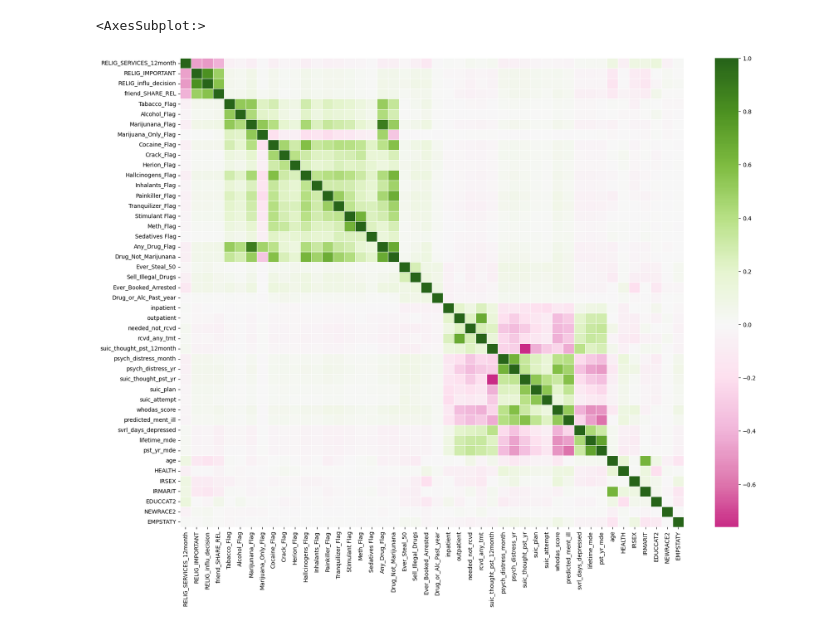
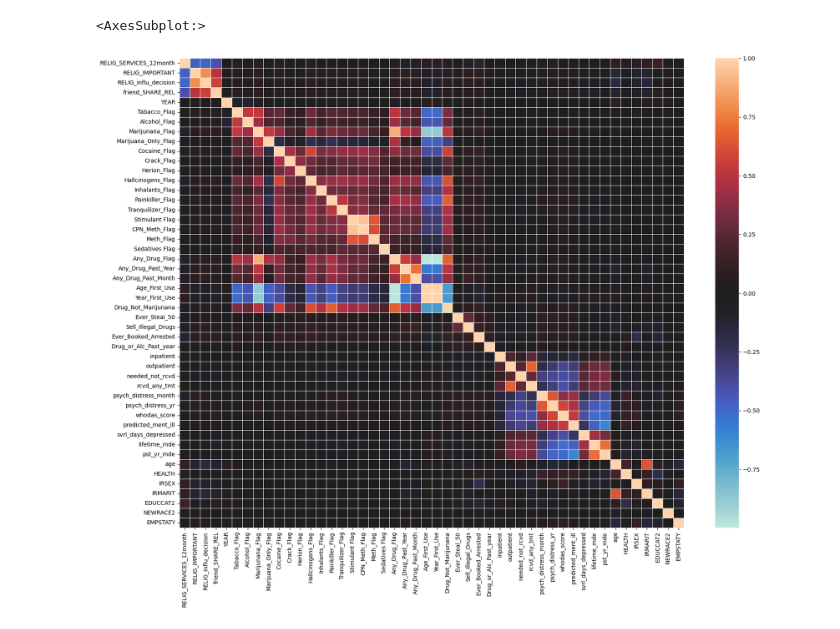
Before and after one commit to zaxiang/DDS_Project, a Jupyter notebook: Heatmap.ipynb, the cells around one changed output. Cells and saved outputs as stored; diff of their text form; code cells hidden in the pictures.

Commit message:
update on chi-square, heatmap, and vis

```diff
--- a/Heatmap.ipynb
+++ b/Heatmap.ipynb
@@ -2,7 +2,7 @@
 import pandas as pd
 import seaborn as sns
 # %%
-data = pd.read_csv('data/health.csv')
+data = pd.read_csv('data/new_health.csv')
 data = data.drop(columns = ['Unnamed: 0'])
 # %%
 data.columns
@@ -24,3 +24,6 @@ Index(['index', 'SNRLGSVC', 'SNRLGIMP', 'SNRLDCSN', 'SNRLFRND', 'YEAR',
        'NEWRACE2', 'EMPSTATY'],
       dtype='object')
+# %%
+data = data.drop(columns = ['suic_thought_pst_12month',
+                            'suic_thought_pst_yr', 'suic_plan', 'suic_attempt'])
 # %%
@@ -68,7 +48,8 @@ from matplotlib import pyplot as plt
 import numpy as np
 # %%
 plt.subplots(figsize=(20,15))
-sns.heatmap(new_data_1.corr(), center = 0, linewidths = 0.5, cmap="PiYG")
+sns.heatmap(data.corr(), center = 0, linewidths = 0.5)
+#cmap="PiYG"
 # %% [output]
 <AxesSubplot:>
-[figure, old version]
+[figure, new version]
```
Also changed, not shown: parts of 21 cells of this notebook, 16 other files.
